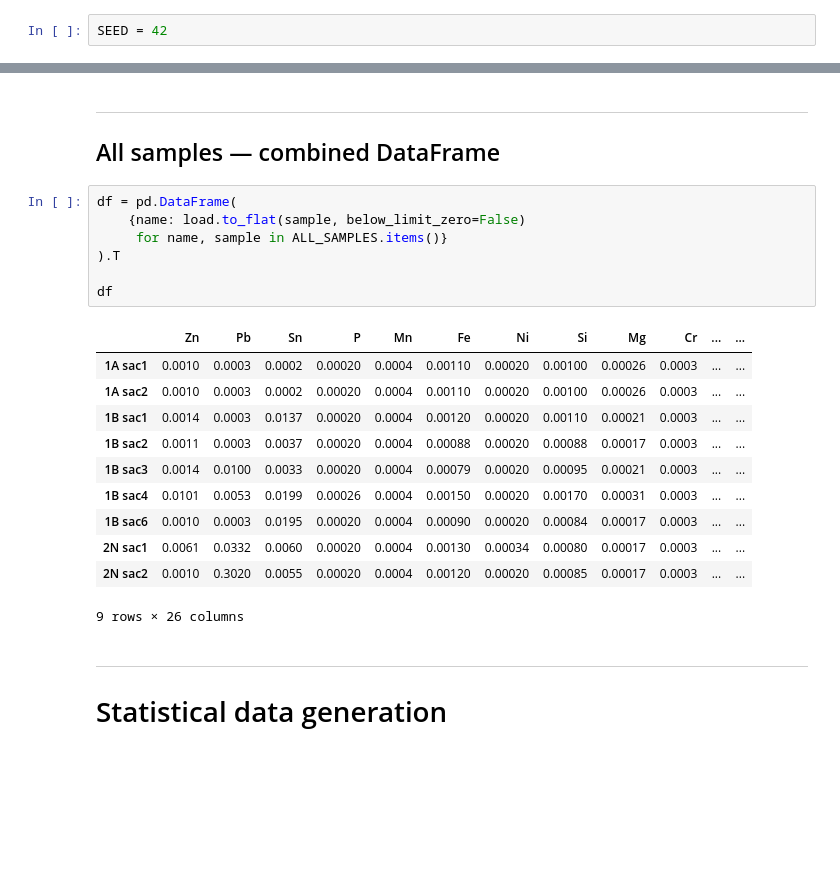
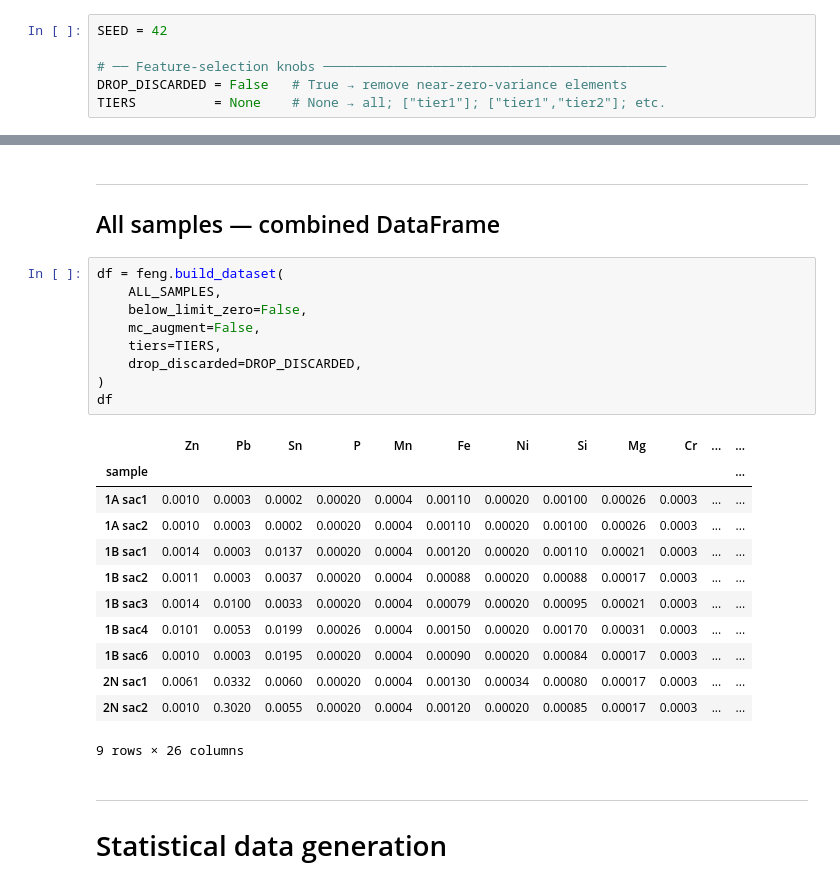
Before and after one commit to FelipeMFO-RM/elements-characterization, a Jupyter notebook: notebooks/exploration/eda_clusterization.ipynb, the cells around one changed output, grey strips where cells are left out. Saved outputs shown, nothing was run; the diff lists cells and outputs as text; blank space fills up the shorter version.

Commit message:
Add tiers logic

```diff
--- a/notebooks/exploration/eda_clusterization.ipynb
+++ b/notebooks/exploration/eda_clusterization.ipynb
@@ -36,5 +33,9 @@ The autoreload extension is already loaded. To reload it, use:
 # %%
 SEED = 42
+
+# ── Feature-selection knobs ────────────────────────────────────────────
+DROP_DISCARDED = False   # True → remove near-zero-variance elements
+TIERS          = None    # None → all; ["tier1"]; ["tier1","tier2"]; etc.
 # %%
 # proc = Processing()
 # plot = Plots()
@@ -271,14 +272,17 @@ flat_2N_sac2
 ---
 ## All samples — combined DataFrame
 # %%
-df = pd.DataFrame(
-    {name: load.to_flat(sample, below_limit_zero=False)
-     for name, sample in ALL_SAMPLES.items()}
-).T
-
+df = feng.build_dataset(
+    ALL_SAMPLES,
+    below_limit_zero=False,
+    mc_augment=False,
+    tiers=TIERS,
+    drop_discarded=DROP_DISCARDED,
+)
 df
 # %% [output]
 |  | Zn | Pb | Sn | P | Mn | Fe | Ni | Si | Mg | Cr | ... | ... |
+| sample |  |  |  |  |  |  |  |  |  |  |  | ... |
 | 1A sac1 | 0.0010 | 0.0003 | 0.0002 | 0.00020 | 0.0004 | 0.00110 | 0.00020 | 0.00100 | 0.00026 | 0.0003 | ... | ... |
 | 1A sac2 | 0.0010 | 0.0003 | 0.0002 | 0.00020 | 0.0004 | 0.00110 | 0.00020 | 0.00100 | 0.00026 | 0.0003 | ... | ... |
 | 1B sac1 | 0.0014 | 0.0003 | 0.0137 | 0.00020 | 0.0004 | 0.00120 | 0.00020 | 0.00110 | 0.00021 | 0.0003 | ... | ... |
```
Also changed, not shown: parts of 1 cell of this notebook, 3 other files.
